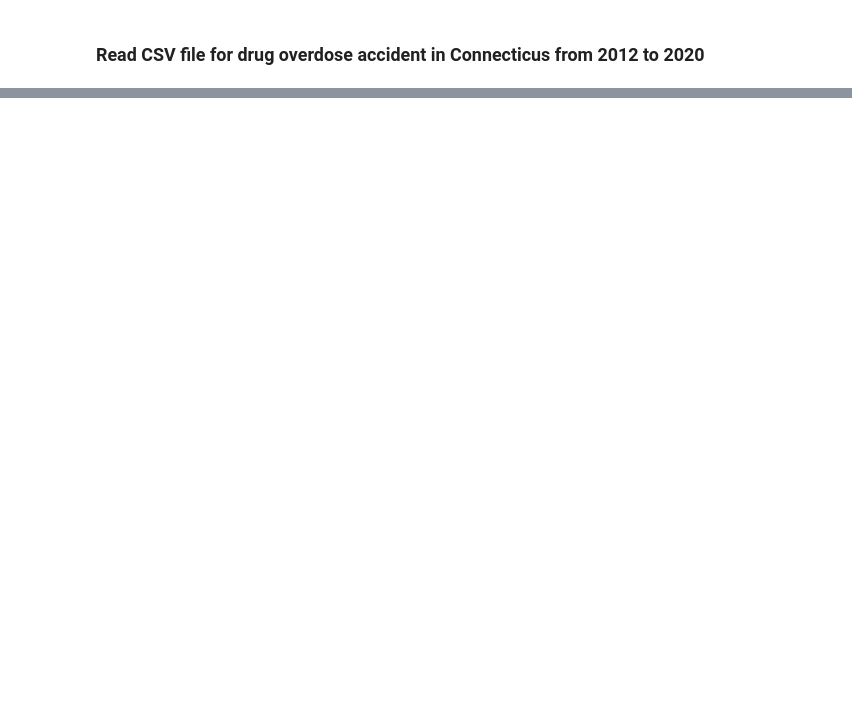
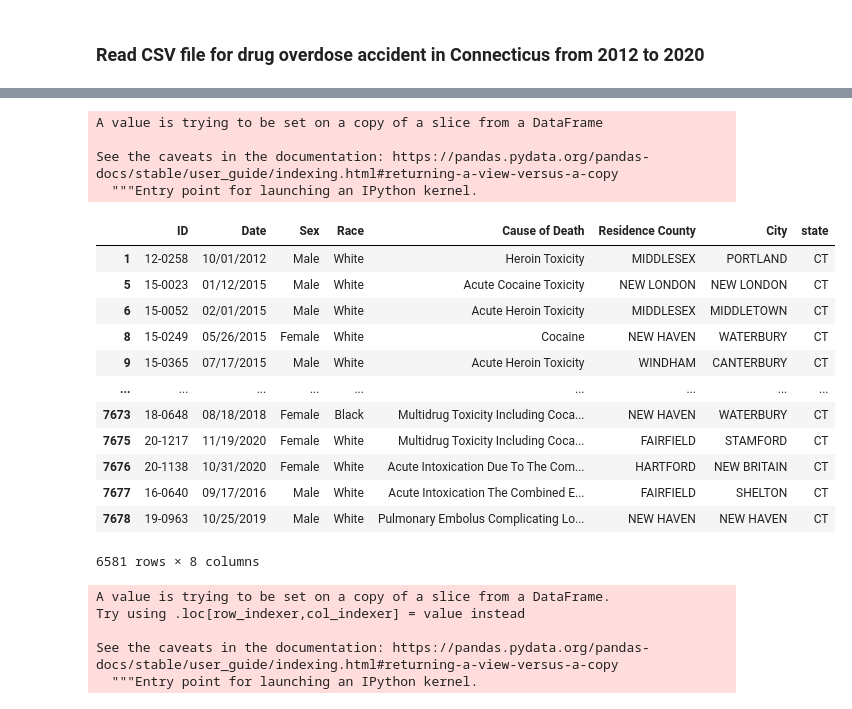
Before and after one commit to KeSavanh/Drug_Overdose_Death_Connecticut, a Jupyter notebook: ETL_project.ipynb, the cells around one changed output, grey strips where cells are left out. Drawn from its saved outputs; the diff is of its cells as text; code cells hidden in the pictures; blank space fills up the shorter version.

```diff
--- a/ETL_project.ipynb
+++ b/ETL_project.ipynb
@@ -248,4 +264,5 @@ census_ct.to_csv('Resources/census_ct.csv')
 # %% [markdown]
 ### Read CSV file for drug overdose accident in Connecticus from 2012 to 2020
 # %%
-drug_accident = pd.read_csv("resources/Accidental_Drug_Related_Deaths_2012-2020.csv")
+drug_df = pd.read_csv("resources/Accidental_Drug_Related_Deaths_2012-2020.csv")
+drug_df.columns
@@ -255,0 +379,14 @@ drug_accident.columns
+# %%
+#Create dataframe for specific columns
+drug_df[['City','state','Lat']] = drug_df['ResidenceCityGeo'].str.split(',',expand=True)
+
+drug_df[['state','Lat']] = drug_df['state'].str.split('\n',expand=True)
+# %%
+drug_cols = ['ID','Date','Sex','Race','Cause of Death','Residence County','City','state']
+drug_transformed = drug_df[drug_cols].copy()
+
+drug_transformed.head(20)
+
+
+drug_transformed = drug_transformed.replace('\n','',regex=True)
+drug_transformed.head()
@@ -255,0 +400,3 @@ drug_accident.columns
+# %%
+newdrug_df = drug_transformed[~drug_transformed['City'].fillna('').str.findall(r'\d').astype(bool)]
+newdrug_df.head()
@@ -255,0 +410,29 @@ drug_accident.columns
+# %%
+newdrug_df.dropna(how = 'any',inplace=True)
+newdrug_df
+# %% [output]
+A value is trying to be set on a copy of a slice from a DataFrame
+
+See the caveats in the documentation: https://pandas.pydata.org/pandas-docs/stable/user_guide/indexing.html#returning-a-view-versus-a-copy
+  """Entry point for launching an IPython kernel.
+|  | ID | Date | Sex | Race | Cause of Death | Residence County | City | state |
+| 1 | 12-0258 | 10/01/2012 | Male | White | Heroin Toxicity | MIDDLESEX | PORTLAND | CT |
+| 5 | 15-0023 | 01/12/2015 | Male | White | Acute Cocaine Toxicity | NEW LONDON | NEW LONDON | CT |
+| 6 | 15-0052 | 02/01/2015 | Male | White | Acute Heroin Toxicity | MIDDLESEX | MIDDLETOWN | CT |
+| 8 | 15-0249 | 05/26/2015 | Female | White | Cocaine | NEW HAVEN | WATERBURY | CT |
+| 9 | 15-0365 | 07/17/2015 | Male | White | Acute Heroin Toxicity | WINDHAM | CANTERBURY | CT |
+| ... | ... | ... | ... | ... | ... | ... | ... | ... |
+| 7673 | 18-0648 | 08/18/2018 | Female | Black | Multidrug Toxicity Including Coca... | NEW HAVEN | WATERBURY | CT |
+| 7675 | 20-1217 | 11/19/2020 | Female | White | Multidrug Toxicity Including Coca... | FAIRFIELD | STAMFORD | CT |
+| 7676 | 20-1138 | 10/31/2020 | Female | White | Acute Intoxication Due To The Com... | HARTFORD | NEW BRITAIN | CT |
+| 7677 | 16-0640 | 09/17/2016 | Male | White | Acute Intoxication The Combined E... | FAIRFIELD | SHELTON | CT |
+| 7678 | 19-0963 | 10/25/2019 | Male | White | Pulmonary Embolus Complicating Lo... | NEW HAVEN | NEW HAVEN | CT |
+6581 rows × 8 columns
+# %%
+newdrug_df['Date']=pd.to_datetime(newdrug_df['Date'])
+# %% [output]
+A value is trying to be set on a copy of a slice from a DataFrame.
+Try using .loc[row_indexer,col_indexer] = value instead
+
+See the caveats in the documentation: https://pandas.pydata.org/pandas-docs/stable/user_guide/indexing.html#returning-a-view-versus-a-copy
+  """Entry point for launching an IPython kernel.
```
Also changed, not shown: parts of 31 cells of this notebook, 3 other files.
